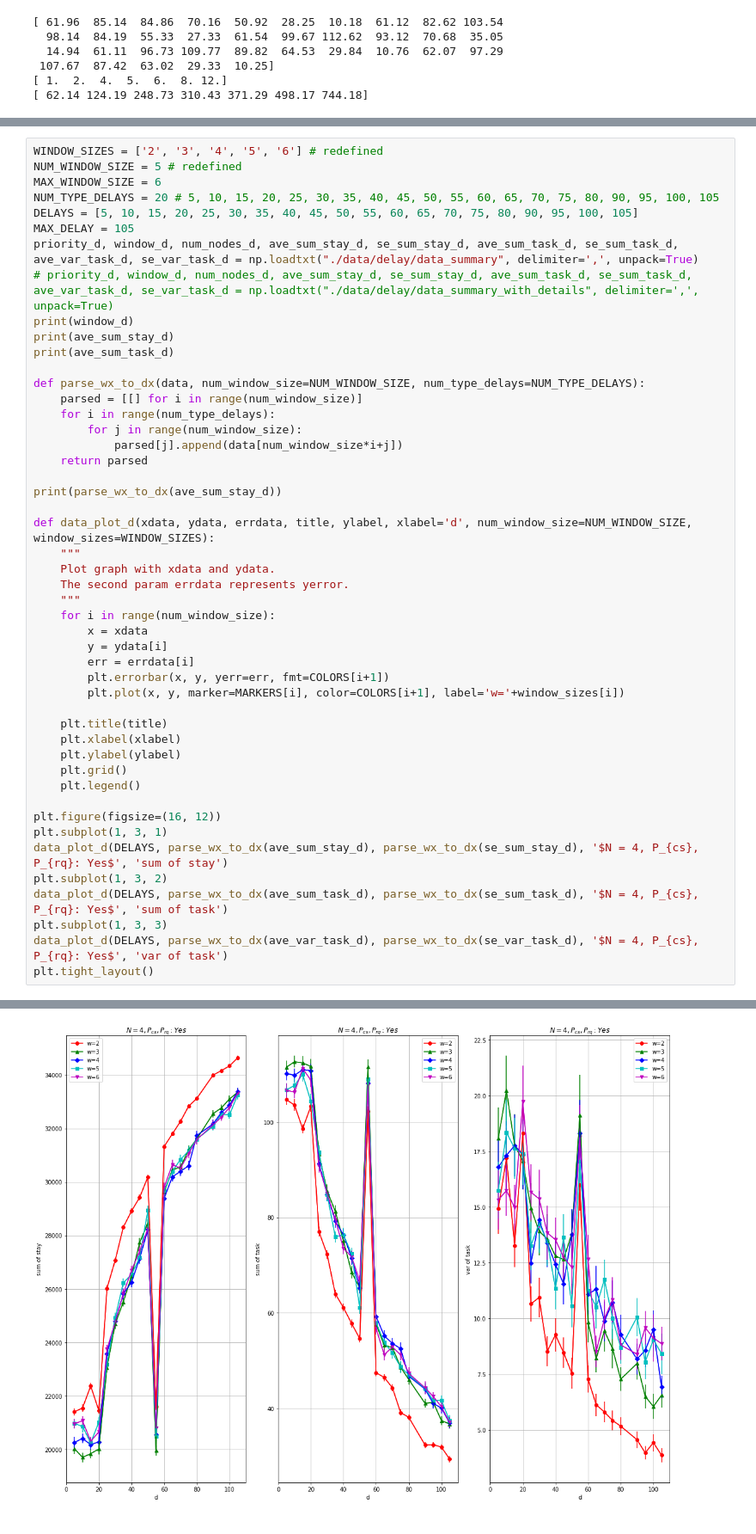
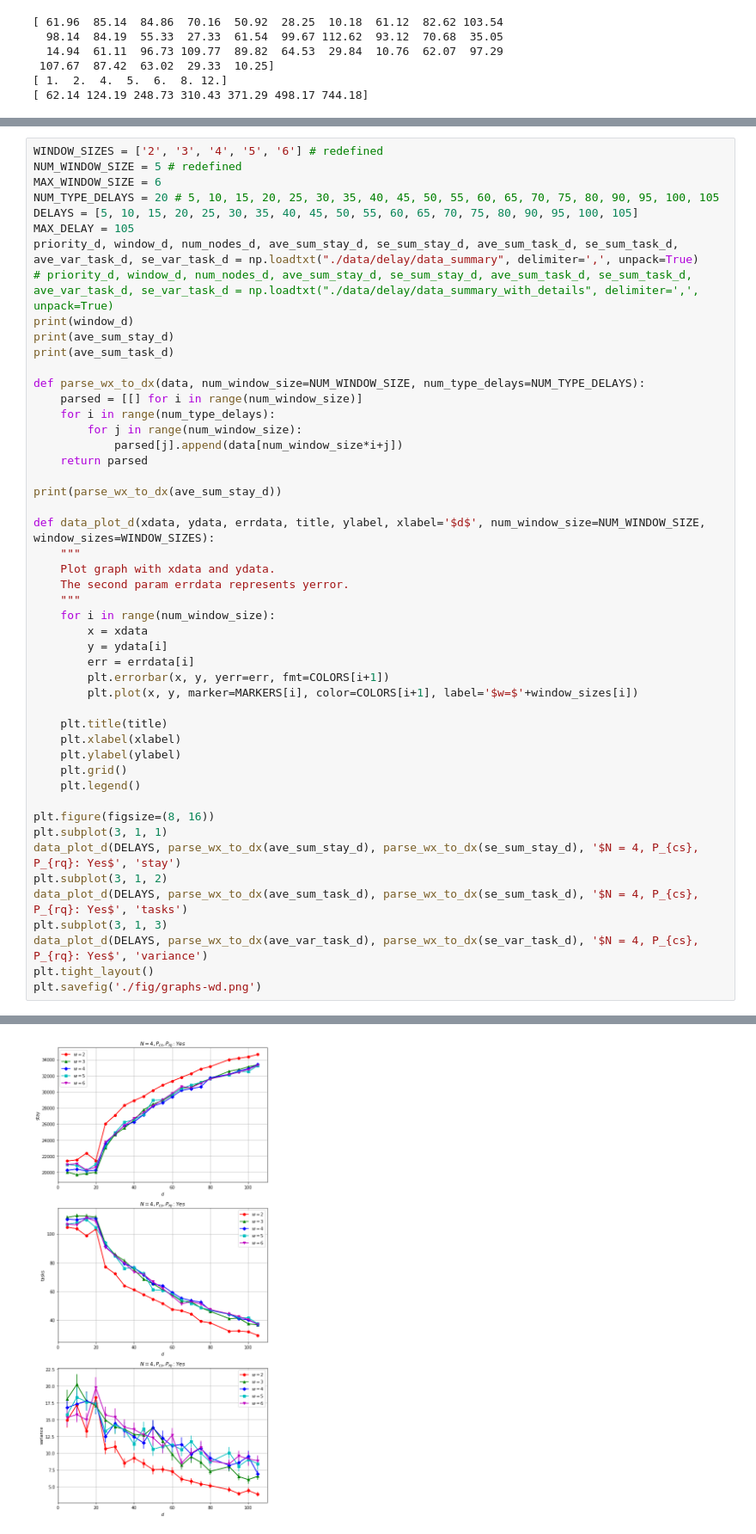
Before and after one commit to shoooooman/pad-data, a Jupyter notebook: data_plot.ipynb, the cells around one changed output, grey strips where cells are left out. Shown at 86% size. Cells and saved outputs as stored; diff of their text form.

Commit message:
add data and fix some plot

```diff
--- a/data_plot.ipynb
+++ b/data_plot.ipynb
@@ -121,7 +121,7 @@ def parse_wx_to_dx(data, num_window_size=NUM_WINDOW_SIZE, num_type_delays=NUM_TY
 
 print(parse_wx_to_dx(ave_sum_stay_d))
 
-def data_plot_d(xdata, ydata, errdata, title, ylabel, xlabel='d', num_window_size=NUM_WINDOW_SIZE, window_sizes=WINDOW_SIZES):
+def data_plot_d(xdata, ydata, errdata, title, ylabel, xlabel='$d$', num_window_size=NUM_WINDOW_SIZE, window_sizes=WINDOW_SIZES):
     """
     Plot graph with xdata and ydata.
     The second param errdata represents yerror.
@@ -131,7 +131,7 @@ def data_plot_d(xdata, ydata, errdata, title, ylabel, xlabel='d', num_window_siz
         y = ydata[i]
         err = errdata[i]
         plt.errorbar(x, y, yerr=err, fmt=COLORS[i+1])
-        plt.plot(x, y, marker=MARKERS[i], color=COLORS[i+1], label='w='+window_sizes[i])
+        plt.plot(x, y, marker=MARKERS[i], color=COLORS[i+1], label='$w=$'+window_sizes[i])
 
     plt.title(title)
     plt.xlabel(xlabel)
@@ -139,14 +139,15 @@ def data_plot_d(xdata, ydata, errdata, title, ylabel, xlabel='d', num_window_siz
     plt.grid()
     plt.legend()
 
-plt.figure(figsize=(16, 12))
-plt.subplot(1, 3, 1)
-data_plot_d(DELAYS, parse_wx_to_dx(ave_sum_stay_d), parse_wx_to_dx(se_sum_stay_d), '$N = 4, P_{cs}, P_{rq}: Yes$', 'sum of stay')
-plt.subplot(1, 3, 2)
-data_plot_d(DELAYS, parse_wx_to_dx(ave_sum_task_d), parse_wx_to_dx(se_sum_task_d), '$N = 4, P_{cs}, P_{rq}: Yes$', 'sum of task')
-plt.subplot(1, 3, 3)
-data_plot_d(DELAYS, parse_wx_to_dx(ave_var_task_d), parse_wx_to_dx(se_var_task_d), '$N = 4, P_{cs}, P_{rq}: Yes$', 'var of task')
+plt.figure(figsize=(8, 16))
+plt.subplot(3, 1, 1)
+data_plot_d(DELAYS, parse_wx_to_dx(ave_sum_stay_d), parse_wx_to_dx(se_sum_stay_d), '$N = 4, P_{cs}, P_{rq}: Yes$', 'stay')
+plt.subplot(3, 1, 2)
+data_plot_d(DELAYS, parse_wx_to_dx(ave_sum_task_d), parse_wx_to_dx(se_sum_task_d), '$N = 4, P_{cs}, P_{rq}: Yes$', 'tasks')
+plt.subplot(3, 1, 3)
+data_plot_d(DELAYS, parse_wx_to_dx(ave_var_task_d), parse_wx_to_dx(se_var_task_d), '$N = 4, P_{cs}, P_{rq}: Yes$', 'variance')
 plt.tight_layout()
+plt.savefig('./fig/graphs-wd.png')
 # %% [output]
 [2. 3. 4. 5. 6. 2. 3. 4. 5. 6. 2. 3. 4. 5. 6. 2. 3. 4. 5. 6. 2. 3. 4. 5.
  6. 2. 3. 4. 5. 6. 2. 3. 4. 5. 6. 2. 3. 4. 5. 6. 2. 3. 4. 5. 6. 2. 3. 4.
@@ -168,4 +169,4 @@ plt.tight_layout()
-[figure, old version]
+[figure, new version]
 # %%
 DELAYS_AROUND_55 = [50, 51, 52, 53, 54, 55, 56, 57, 58, 59, 60] # n=11
 priority_d_55, window_d_55, num_nodes_d_55, ave_sum_stay_d_55, se_sum_stay_d_55, ave_sum_task_d_55, se_sum_task_d_55, ave_var_task_d_55, se_var_task_d_55 = np.loadtxt("./data/delay/data_summary_around_55", delimiter=',', unpack=True)
```
Also changed, not shown: parts of 7 cells of this notebook, 11 other files.
